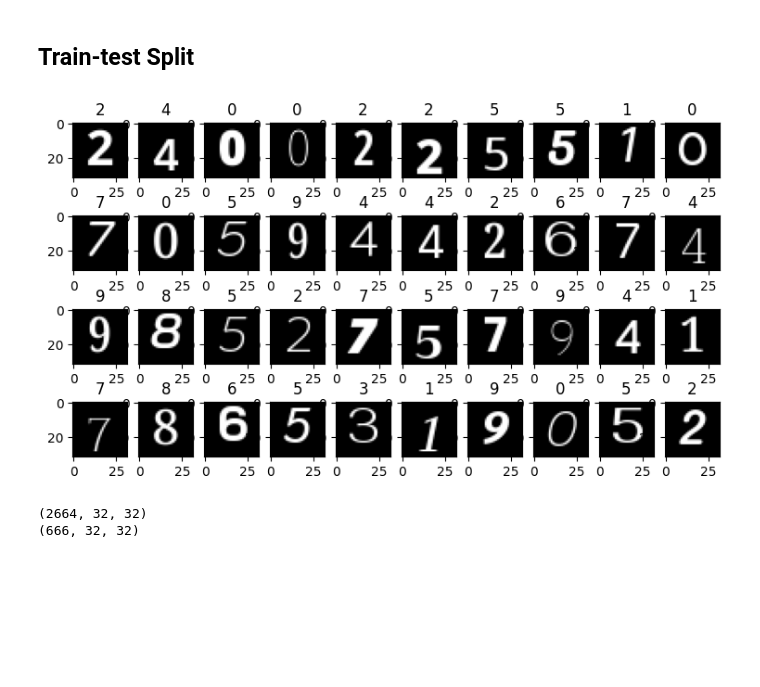
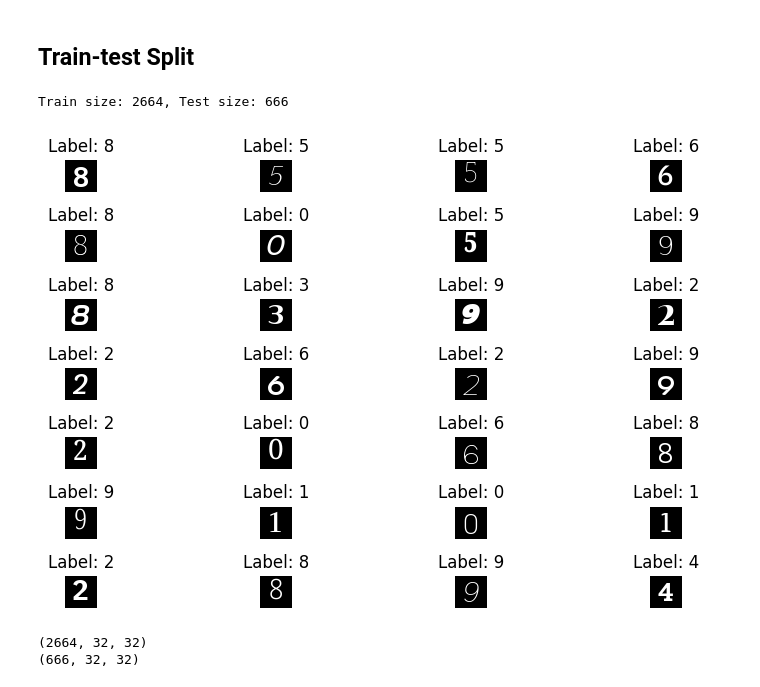
Before and after one commit to kunimpan/ocr-engine-python, a Jupyter notebook: scripts/cnn/cnn_arabic_numerals.ipynb, the cells around one changed output. Cells and saved outputs as stored; diff of their text form; code cells hidden in the pictures; blank space fills up the shorter version.

```diff
--- a/scripts/cnn/cnn_arabic_numerals.ipynb
+++ b/scripts/cnn/cnn_arabic_numerals.ipynb
@@ -88,0 +55,17 @@ visual_multi(0) # ตัวเริ่มจากเลขอะไร
+# %%
+# ตั้งค่าจำนวนภาพที่ต้องการแสดง
+num_images = 12  # จำนวนภาพทั้งหมดที่ต้องการแสดง
+num_cols = 4     # จำนวนคอลัมน์
+num_rows = num_images // num_cols
+
+# สร้างกริดภาพ
+fig, axes = plt.subplots(num_rows, num_cols, figsize=(12, 6))
+
+for i, ax in enumerate(axes.flat):
+    if i < num_images:
+        ax.imshow(images[i], cmap="gray")
+        ax.set_title(f"Label: {labels[i]}")
+        ax.axis("on")
+
+plt.tight_layout()
+plt.show()
@@ -93,17 +93,44 @@ X_train, X_test, y_train, y_test = train_test_split(X, y, test_size=0.20, random
+# %%
+# แบ่ง Train และ Test
+X_train, X_test, y_train, y_test = train_test_split(X, y, test_size=0.2, random_state=42)
+
+# ตรวจสอบขนาดข้อมูล
+print(f"Train size: {len(X_train)}, Test size: {len(X_test)}")
+# %% [output]
+Train size: 2664, Test size: 666
 # %%
+'''
 def visual_multi(i):
     nplots = 40
     fig = plt.figure(figsize=(9, 5))
     for j in range(nplots):
         plt.subplot(4, 10, j+1)
         plt.imshow(X_train[i+j], cmap=plt.cm.gray_r)
         plt.title(y_train[i+j])
 
     plt.show()
 
 visual_multi(0) # ตัวเริ่มจากเลขอะไร
+'''
+
+# ตั้งค่าจำนวนภาพที่ต้องการแสดง
+num_images = 30  # จำนวนภาพทั้งหมดที่ต้องการแสดง
+num_cols = 4     # จำนวนคอลัมน์
+num_rows = num_images // num_cols
+
+# สร้างกริดภาพ
+fig, axes = plt.subplots(num_rows, num_cols, figsize=(9, 5))
+
+for i, ax in enumerate(axes.flat):
+    if i < num_images:
+        ax.imshow(X_train[i], cmap="gray")
+        ax.set_title(f"Label: {y_train[i]}")
+        ax.axis("off")
+
+plt.tight_layout()
+plt.show()
 # %% [output]
-[figure, old version]
+[figure, new version]
 # %%
 print(X_train.shape)
 print(X_test.shape)
```
Also changed, not shown: parts of 51 cells of this notebook, 3 other files.
